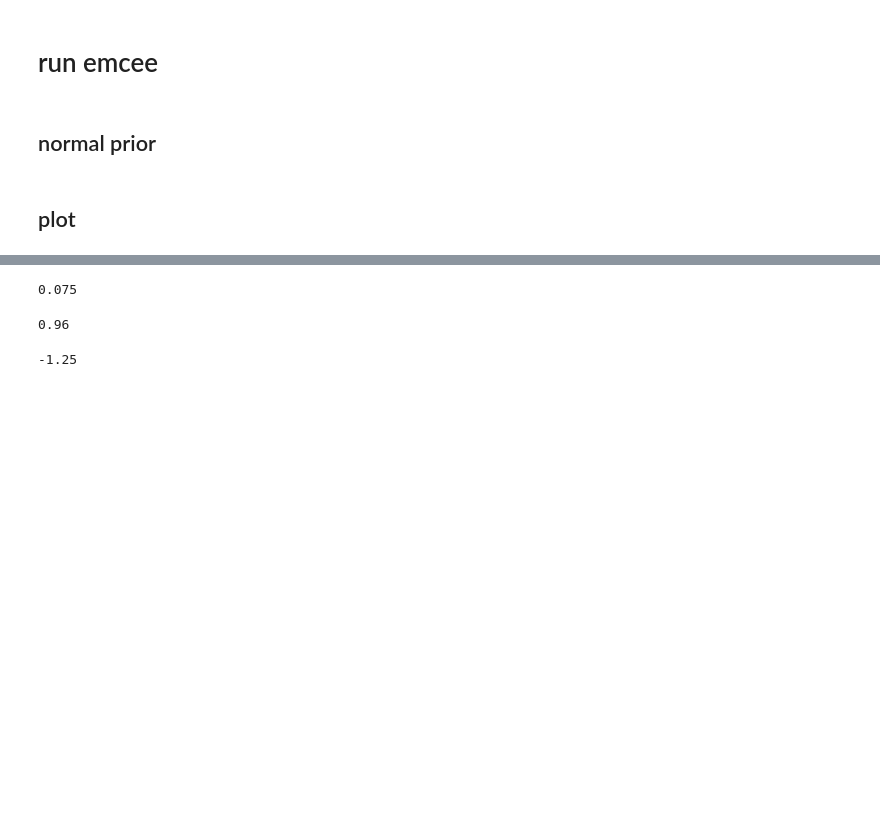
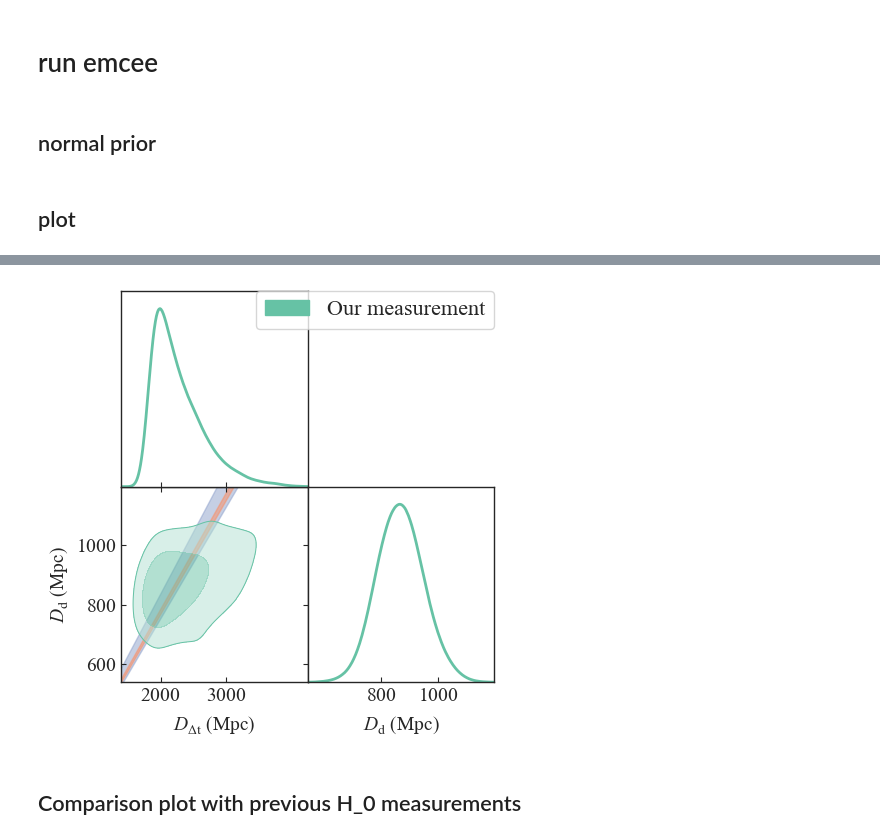
Before and after one commit to TDCOSMO/RXJ1131_KCWI, a Jupyter notebook: Fit cosmology.ipynb, the cells around one changed output, grey strips where cells are left out. Cells and saved outputs as stored; diff of their text form; code cells hidden in the pictures; blank space fills up the shorter version.

```diff
--- a/Fit cosmology.ipynb
+++ b/Fit cosmology.ipynb
@@ -251,4 +501,0 @@ g.triangle_plot([mc_samples_uniform, mc_samples_normal],
-# %%
-6 / 80
-# %% [output]
-0.075
@@ -260,8 +502,62 @@ if savefig:
-# %%
-1 - 0.2**2
-# %% [output]
-0.96
-# %%
-1 - 1.5**2
-# %% [output]
--1.25
+# %%
+from scipy.interpolate import interp1d
+
+
+ax_2d = g_d.fig.get_axes()[0]
+
+h0s = np.linspace(0, 150, 1000)
+
+def get_distances(om_m):
+    cosmo = FlatLambdaCDM(H0=70, Om0=om_m)
+    D_d = cosmo.angular_diameter_distance(z_d).value
+    D_s = cosmo.angular_diameter_distance(z_s).value
+    D_ds = cosmo.angular_diameter_distance_z1z2(z_d, z_s).value
+    D_dt = (1 + z_d) * D_d * D_s / D_ds
+    return D_dt * 70 / h0s, D_d * 70 / h0s
+
+D_dt_vals = np.linspace(1000, 5000, 1000)
+
+
+D_dt, D_d = get_distances(0.05)
+D_d_interp_1 = interp1d(D_dt, D_d, bounds_error=False, fill_value=0)
+
+D_dt, D_d = get_distances(0.5)
+D_d_interp_2 = interp1d(D_dt, D_d, bounds_error=False, fill_value=0)
+ax_2d.fill_between(D_dt_vals, D_d_interp_1(D_dt_vals),
+                   D_d_interp_2(D_dt_vals),
+                   color=pf.cb2_blue,
+                   alpha=0.5, zorder=-20,
+                   label=r'$\Omega_{\rm m} \sim \mathcal{U}(0.05, 0.5)$'
+                   )
+
+D_dt, D_d = get_distances(0.334-3*0.018)
+D_d_interp_1 = interp1d(D_dt, D_d, bounds_error=False, fill_value=0)
+
+D_dt, D_d = get_distances(0.334+3*0.018)
+D_d_interp_2 = interp1d(D_dt, D_d, bounds_error=False, fill_value=0)
+ax_2d.fill_between(D_dt_vals, D_d_interp_1(D_dt_vals),
+                   D_d_interp_2(D_dt_vals),
+                   color=pf.cb2_orange,
+                   alpha=0.5, zorder=-10,
+                   label=r'$\Omega_{\rm m} \sim \mathcal{N}(0.334, 0.018)$')
+
+# # update figure legend
+# handles, labels = ax_2d.get_legend_handles_labels()
+# ax_1 = g.fig.get_axes()[1]
+#
+# handles_2, labels_2 = ax_1.get_legend_handles_labels()
+# handles += handles_2
+# labels += labels_2
+# ax_1.legend(handles, labels, loc='upper left',
+#             fontsize=16 * font_scale)
+if savefig:
+    g_d.fig.savefig('/Users/ajshajib/Dropbox/Papers_Proposals/rxj1131_kcwi'
+                  '/figures/2d_distance_plot.pdf',
+                  bbox_inches='tight'
+                 )
+
+g_d.fig
+# %% [output]
+[figure, added]
+# %% [markdown]
+## Comparison plot with previous H_0 measurements
```
Also changed, not shown: parts of 49 cells of this notebook, 15 other files.
